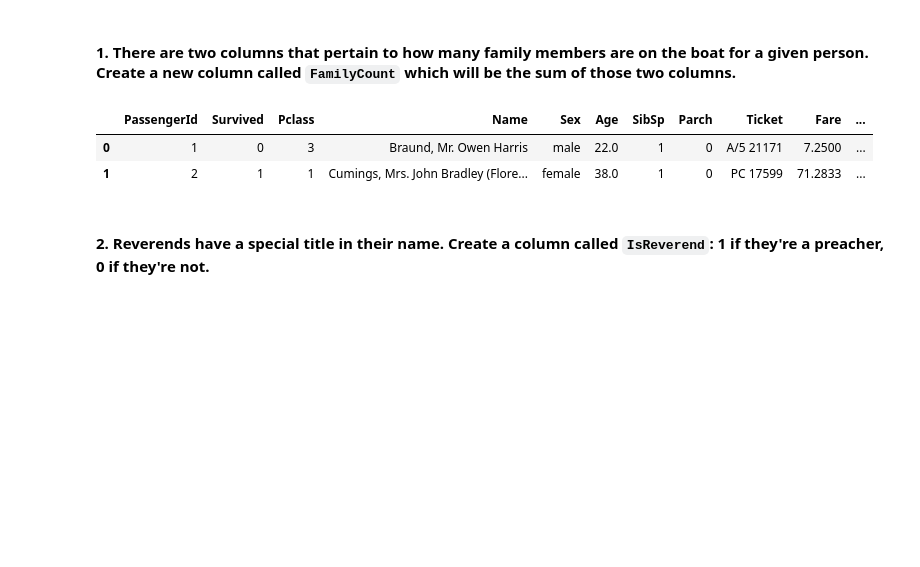
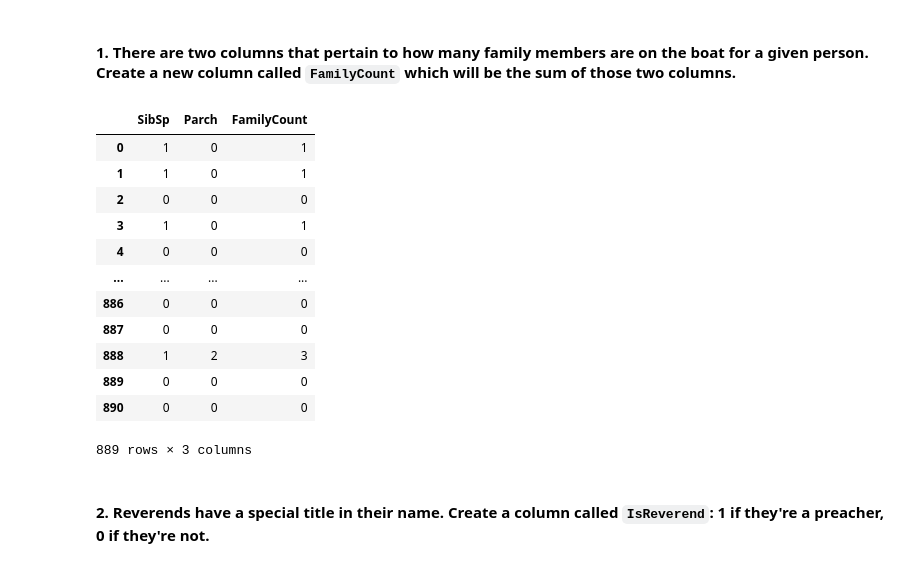
Before and after one commit to utthawit/titanic_lab, a Jupyter notebook: titanic.ipynb, the cells around one changed output. Saved outputs shown, nothing was run; the diff lists cells and outputs as text; code cells hidden in the pictures; blank space fills up the shorter version.

```diff
--- a/titanic.ipynb
+++ b/titanic.ipynb
@@ -110,11 +142,22 @@ df['Cabin'].isnull().sum()
 df['FamilyCount'] = df['SibSp'] + df['Parch']
 # %%
 # review value of new column FamilyCount
-df.head(2)
+#df.head(2)
+df[['SibSp','Parch','FamilyCount']]
 # %% [output]
-|  | PassengerId | Survived | Pclass | Name | Sex | Age | SibSp | Parch | Ticket | Fare | ... |
-| 0 | 1 | 0 | 3 | Braund, Mr. Owen Harris | male | 22.0 | 1 | 0 | A/5 21171 | 7.2500 | ... |
-| 1 | 2 | 1 | 1 | Cumings, Mrs. John Bradley (Flore... | female | 38.0 | 1 | 0 | PC 17599 | 71.2833 | ... |
+|  | SibSp | Parch | FamilyCount |
+| 0 | 1 | 0 | 1 |
+| 1 | 1 | 0 | 1 |
+| 2 | 0 | 0 | 0 |
+| 3 | 1 | 0 | 1 |
+| 4 | 0 | 0 | 0 |
+| ... | ... | ... | ... |
+| 886 | 0 | 0 | 0 |
+| 887 | 0 | 0 | 0 |
+| 888 | 1 | 2 | 3 |
+| 889 | 0 | 0 | 0 |
+| 890 | 0 | 0 | 0 |
+889 rows × 3 columns
 # %% [markdown]
 #### 2. Reverends have a special title in their name. Create a column called `IsReverend`: 1 if they're a preacher, 0 if they're not.
 # %%
```
Also changed, not shown: parts of 6 cells of this notebook.
